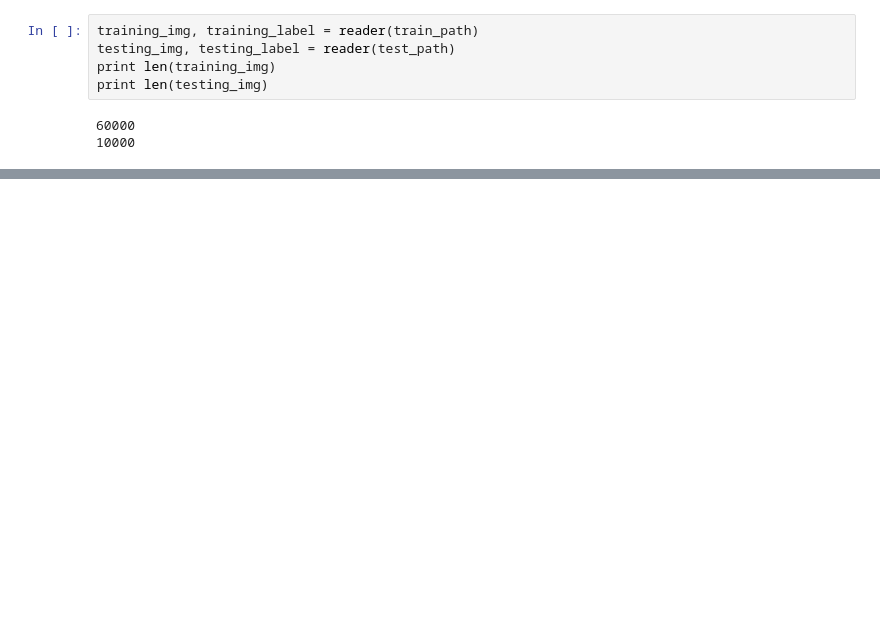
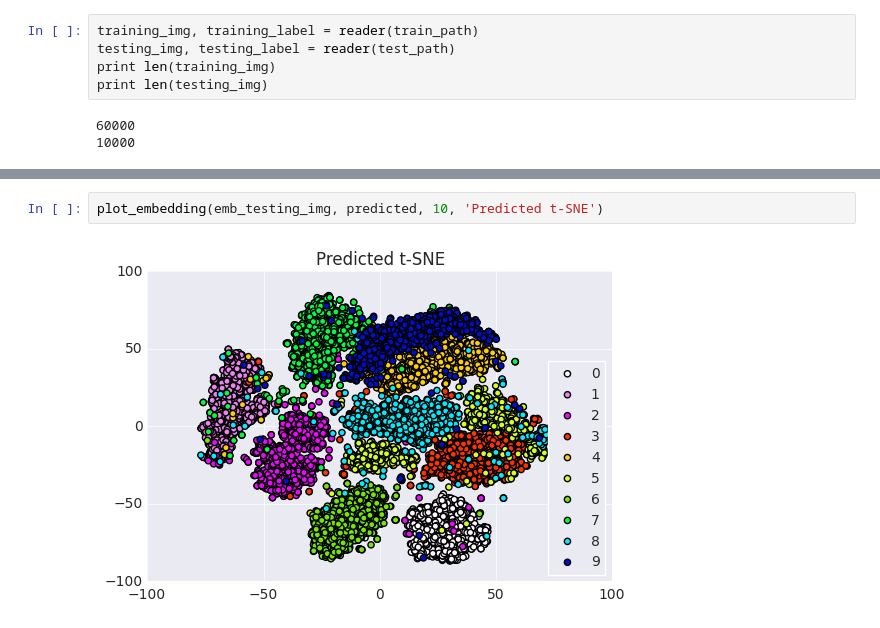
Before and after one commit to peter0749/Multimedia-Content-Analysis, a Jupyter notebook: mnist/mnist.ipynb, the cells around one changed output, grey strips where cells are left out. Cells and saved outputs as stored; diff of their text form; blank space fills up the shorter version.

```diff
--- a/mnist/mnist.ipynb
+++ b/mnist/mnist.ipynb
@@ -79,0 +103,4 @@ avg / total       0.98      0.98      0.98     10000
+# %%
+plot_embedding(emb_testing_img, predicted, 10, 'Predicted t-SNE')
+# %% [output]
+[figure, added]
```
Also changed, not shown: parts of 9 cells of this notebook.
